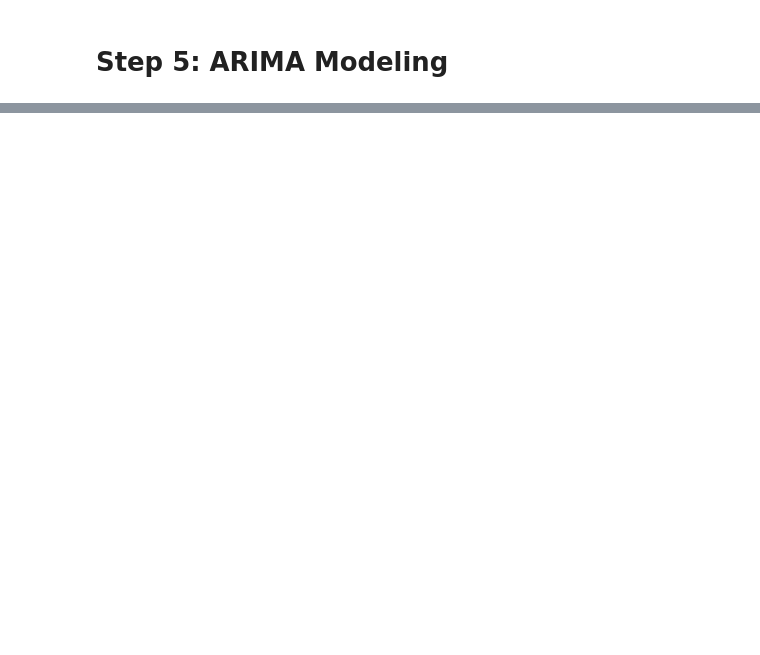
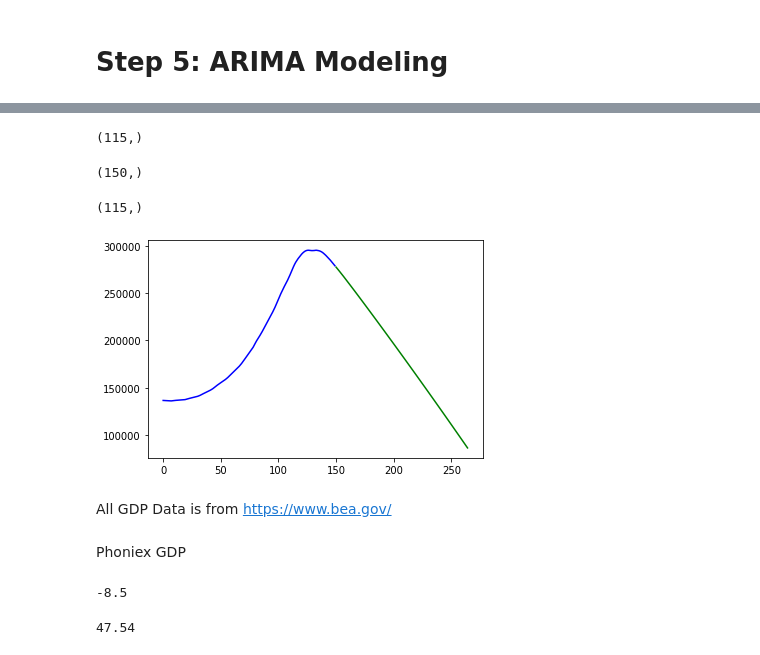
Before and after one commit to daveajstearns/mod4_project, a Jupyter notebook: starter_notebook.ipynb, the cells around one changed output, grey strips where cells are left out. Saved outputs shown, nothing was run; the diff lists cells and outputs as text; code cells hidden in the pictures; blank space fills up the shorter version.

Commit message:
Finished gathering all data on GDP and Employment

```diff
--- a/starter_notebook.ipynb
+++ b/starter_notebook.ipynb
@@ -402,0 +407,28 @@ max     533.684043
+# %%
+
+train, test = train_test_split(PhiladelphiaSeries, train_size=150)
+# %%
+model = pm.auto_arima(train, seasonal=True, m=12)
+# %%
+forecasts.shape
+# %% [output]
+(115,)
+# %%
+train.shape
+# %% [output]
+(150,)
+# %%
+test.shape
+# %% [output]
+(115,)
+# %%
+# make your forecasts
+forecasts = model.predict(test.shape[0])  # predict N steps into the future
+
+# Visualize the forecasts (blue=train, green=forecasts)
+x = np.arange(PhiladelphiaSeries.shape[0])
+plt.plot(x[:150], train, c='blue')
+plt.plot(x[150:], forecasts, c='green')
+plt.show()
+# %% [output]
+[figure, added]
@@ -402,0 +440,12 @@ max     533.684043
+# %% [markdown]
+All GDP Data is from https://www.bea.gov/
+# %% [markdown]
+Phoniex GDP
+# %%
+GDPpercchange(172976050,189049686)
+# %% [output]
+-8.5
+# %%
+GDPpercchange(255211769,172976050)
+# %% [output]
+47.54
```
Also changed, not shown: parts of 98 cells of this notebook.
